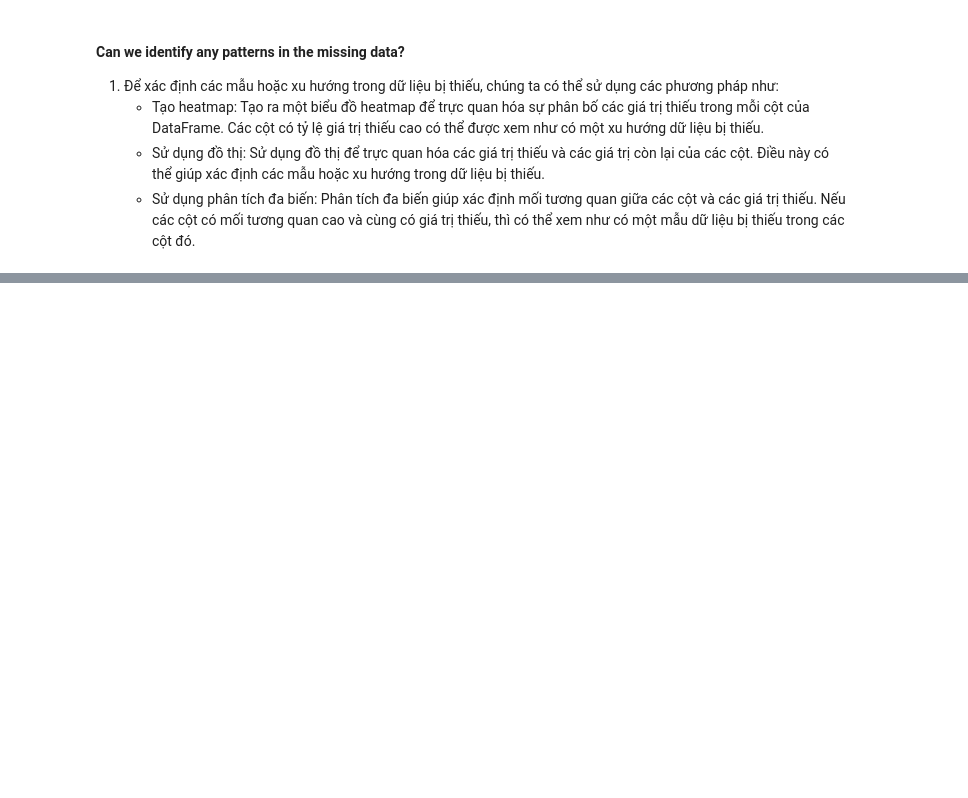
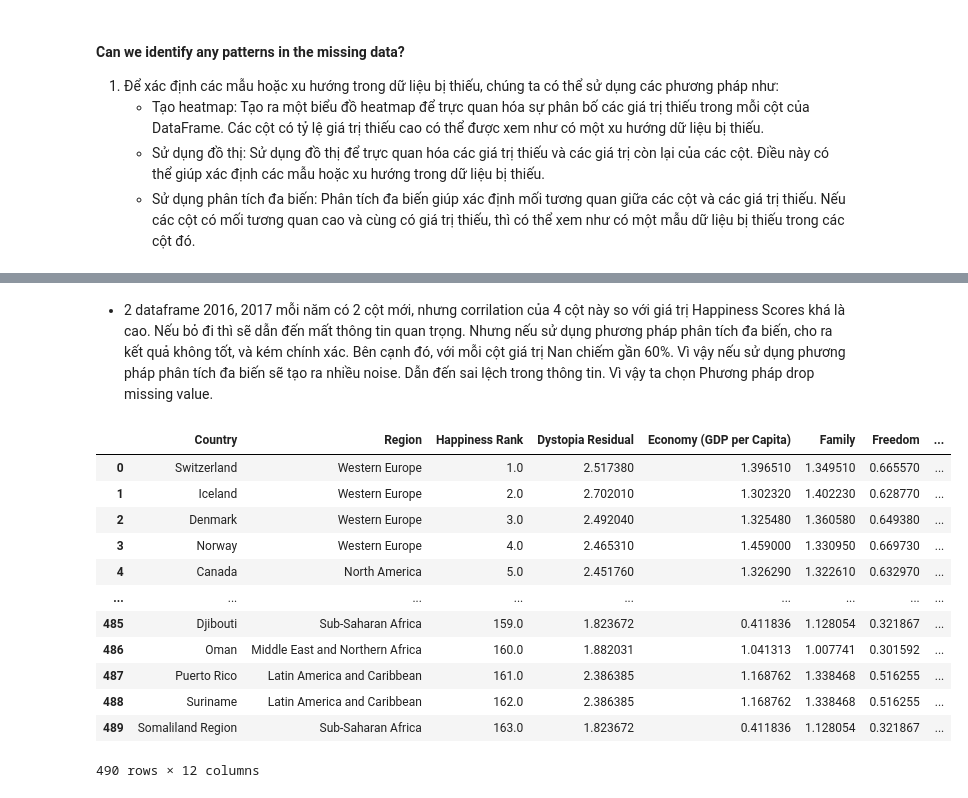
Before and after one commit to hahust191806/barefoot_task_1, a Jupyter notebook: task_9/data_processing.ipynb, the cells around one changed output, grey strips where cells are left out. Drawn from its saved outputs; the diff is of its cells as text; code cells hidden in the pictures; blank space fills up the shorter version.

```diff
--- a/task_9/data_processing.ipynb
+++ b/task_9/data_processing.ipynb
@@ -589,0 +877,22 @@ Phần trăm missing data là: 3.80
+# %% [markdown]
++ 2 dataframe 2016, 2017 mỗi năm có 2 cột mới, nhưng corrilation của 4 cột này so với giá trị Happiness Scores khá là cao. Nếu bỏ đi thì sẽ dẫn đến mất thông tin quan trọng. Nhưng nếu sử dụng phương pháp phân tích đa biến, cho ra kết quả không tốt, và kém chính xác. Bên cạnh đó, với mỗi cột giá trị Nan chiếm gần 60%. Vì vậy nếu sử dụng phương pháp phân tích đa biến sẽ tạo ra nhiều noise. Dẫn đến sai lệch trong thông tin. Vì vậy ta chọn Phương pháp drop missing value.
+# %%
+# concat dataframe
+df_concat = pd.concat([filled_df_2015, filled_df_2016, filled_df], keys="Year",ignore_index=True)
+df_concat = df_concat.dropna(thresh=len(df_concat)-1, axis=1)
+# %%
+df_concat
+# %% [output]
+|  | Country | Region | Happiness Rank | Dystopia Residual | Economy (GDP per Capita) | Family | Freedom | ... |
+| 0 | Switzerland | Western Europe | 1.0 | 2.517380 | 1.396510 | 1.349510 | 0.665570 | ... |
+| 1 | Iceland | Western Europe | 2.0 | 2.702010 | 1.302320 | 1.402230 | 0.628770 | ... |
+| 2 | Denmark | Western Europe | 3.0 | 2.492040 | 1.325480 | 1.360580 | 0.649380 | ... |
+| 3 | Norway | Western Europe | 4.0 | 2.465310 | 1.459000 | 1.330950 | 0.669730 | ... |
+| 4 | Canada | North America | 5.0 | 2.451760 | 1.326290 | 1.322610 | 0.632970 | ... |
+| ... | ... | ... | ... | ... | ... | ... | ... | ... |
+| 485 | Djibouti | Sub-Saharan Africa | 159.0 | 1.823672 | 0.411836 | 1.128054 | 0.321867 | ... |
+| 486 | Oman | Middle East and Northern Africa | 160.0 | 1.882031 | 1.041313 | 1.007741 | 0.301592 | ... |
+| 487 | Puerto Rico | Latin America and Caribbean | 161.0 | 2.386385 | 1.168762 | 1.338468 | 0.516255 | ... |
+| 488 | Suriname | Latin America and Caribbean | 162.0 | 2.386385 | 1.168762 | 1.338468 | 0.516255 | ... |
+| 489 | Somaliland Region | Sub-Saharan Africa | 163.0 | 1.823672 | 0.411836 | 1.128054 | 0.321867 | ... |
+490 rows × 12 columns
```
Also changed, not shown: parts of 9 cells of this notebook, 4 other files.
